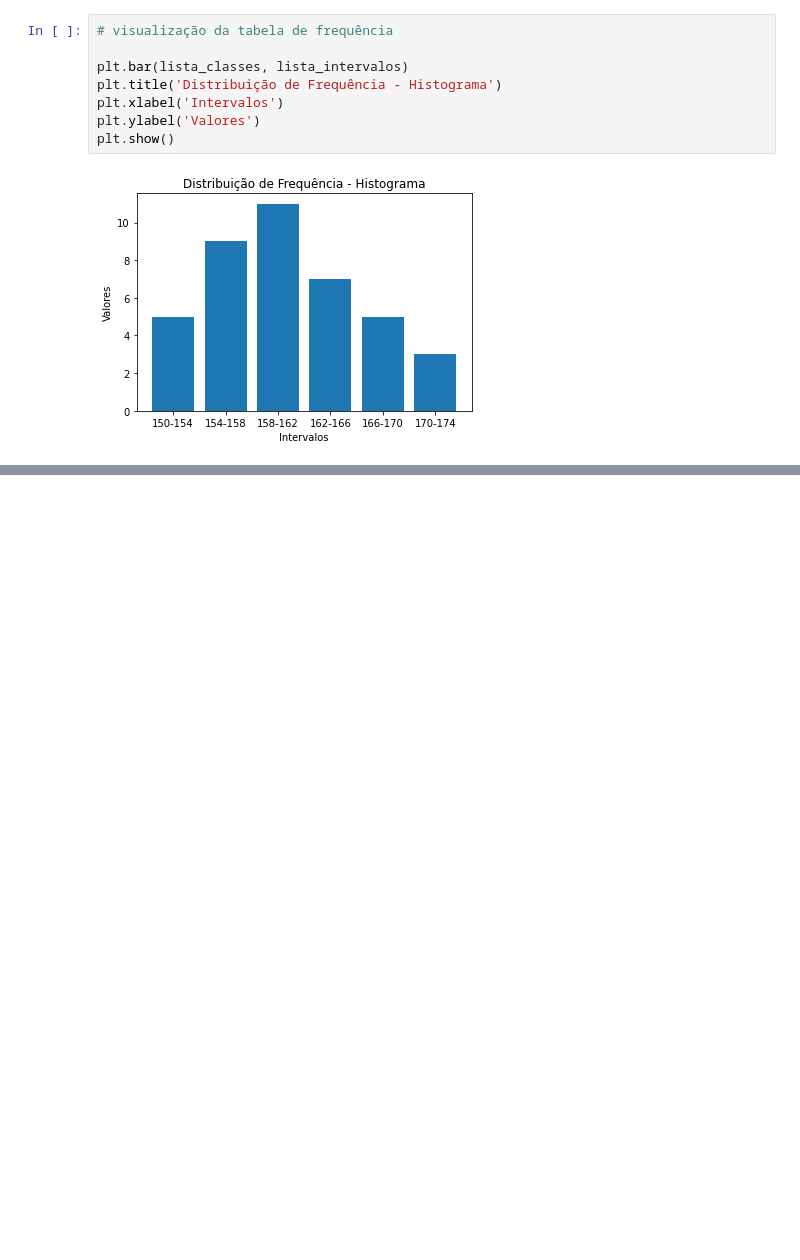
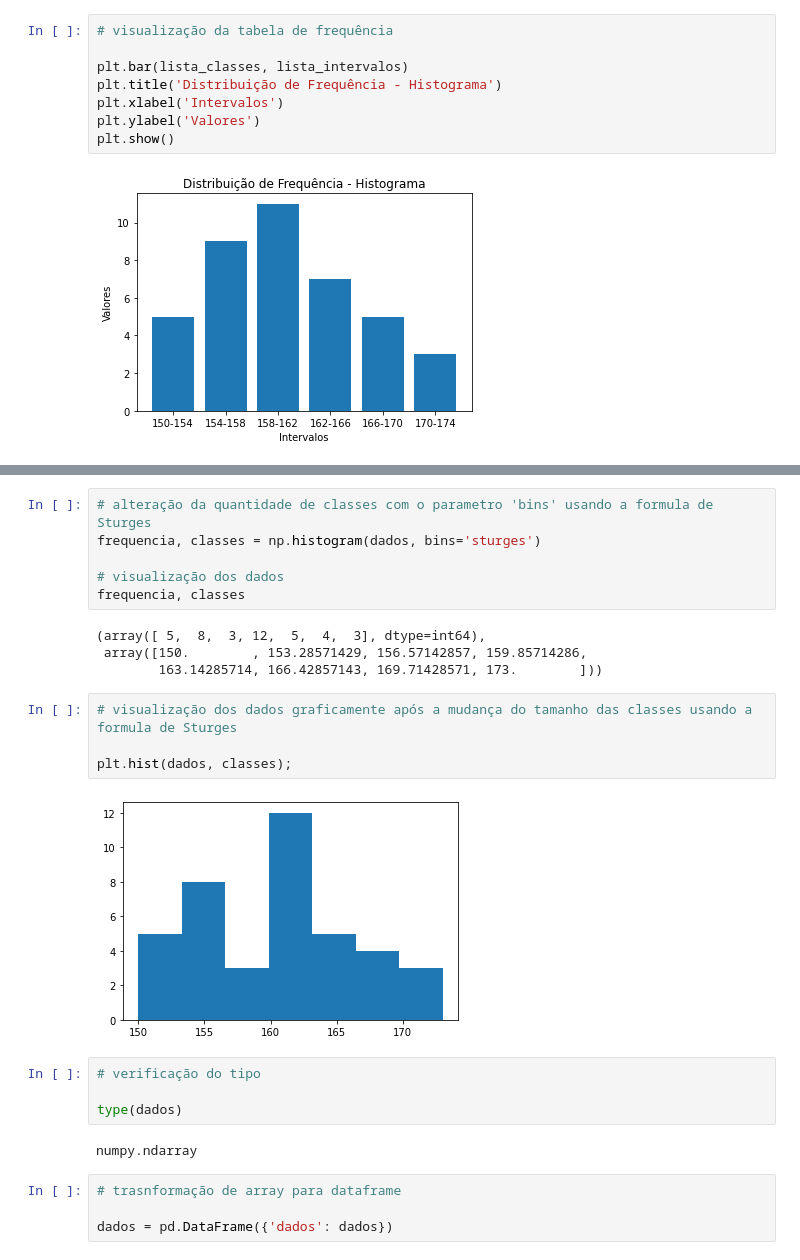
Before and after one commit to caiquemiranda/python-statistics, a Jupyter notebook: estatistica-machine-learning/cls03-Distribuição-de-frequencia.ipynb, the cells around one changed output, grey strips where cells are left out. Cells and saved outputs as stored; diff of their text form; blank space fills up the shorter version.

```diff
--- a/estatistica-machine-learning/cls03-Distribuição-de-frequencia.ipynb
+++ b/estatistica-machine-learning/cls03-Distribuição-de-frequencia.ipynb
@@ -145,0 +181,26 @@ plt.show()
+# %%
+# alteração da quantidade de classes com o parametro 'bins' usando a formula de Sturges
+frequencia, classes = np.histogram(dados, bins='sturges')
+
+# visualização dos dados
+frequencia, classes
+# %% [output]
+(array([ 5,  8,  3, 12,  5,  4,  3], dtype=int64),
+ array([150.        , 153.28571429, 156.57142857, 159.85714286,
+        163.14285714, 166.42857143, 169.71428571, 173.        ]))
+# %%
+# visualização dos dados graficamente após a mudança do tamanho das classes usando a formula de Sturges
+
+plt.hist(dados, classes);
+# %% [output]
+[figure, added]
+# %%
+# verificação do tipo
+
+type(dados)
+# %% [output]
+numpy.ndarray
+# %%
+# trasnformação de array para dataframe
+
+dados = pd.DataFrame({'dados': dados})
```
Also changed, not shown: parts of 9 cells of this notebook.
